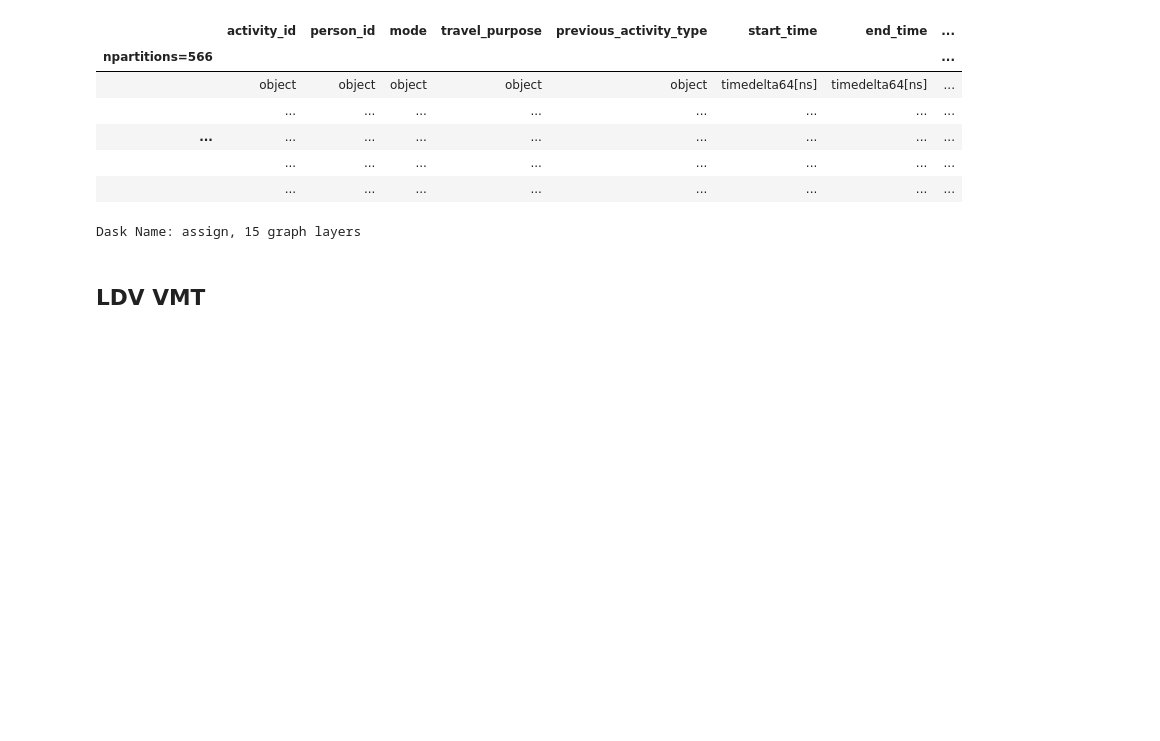
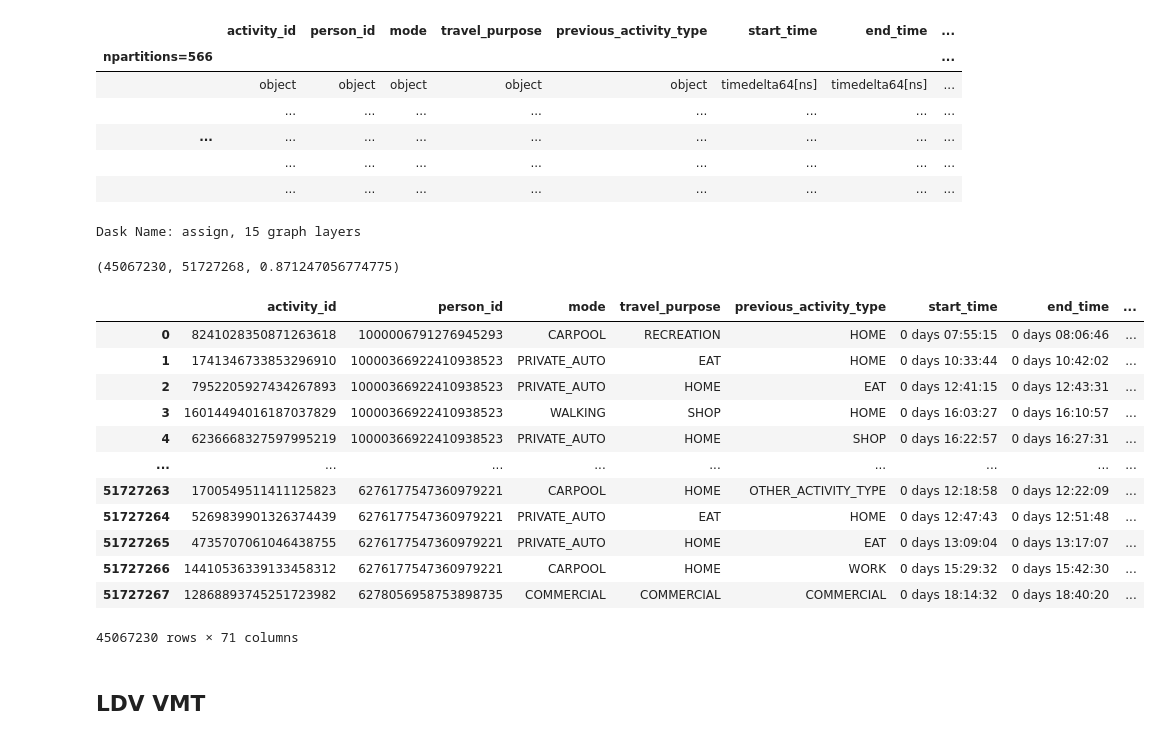
Before and after one commit to rmi-mobility-data-science/replicaEVSE, a Jupyter notebook: notebooks/replica_vmt.ipynb, the cells around one changed output. Cells and saved outputs as stored; diff of their text form; code cells hidden in the pictures; blank space fills up the shorter version.

```diff
--- a/notebooks/replica_vmt.ipynb
+++ b/notebooks/replica_vmt.ipynb
@@ -48,6 +64,30 @@ Dask DataFrame Structure:
 |  | ... | ... | ... | ... | ... | ... | ... | ... |
 |  | ... | ... | ... | ... | ... | ... | ... | ... |
 Dask Name: assign, 15 graph layers
+# %%
+new = sim.calculate_stop_duration(cdf.compute())
+# %%
+long = new.loc[new['stop_duration'] > pd.Timedelta('10 min')]
+# %%
+len(long), len(new), len(long)/len(new)
+# %% [output]
+(45067230, 51727268, 0.871247056774775)
+# %%
+long
+# %% [output]
+|  | activity_id | person_id | mode | travel_purpose | previous_activity_type | start_time | end_time | ... |
+| 0 | 8241028350871263618 | 1000006791276945293 | CARPOOL | RECREATION | HOME | 0 days 07:55:15 | 0 days 08:06:46 | ... |
+| 1 | 1741346733853296910 | 10000366922410938523 | PRIVATE_AUTO | EAT | HOME | 0 days 10:33:44 | 0 days 10:42:02 | ... |
+| 2 | 7952205927434267893 | 10000366922410938523 | PRIVATE_AUTO | HOME | EAT | 0 days 12:41:15 | 0 days 12:43:31 | ... |
+| 3 | 16014494016187037829 | 10000366922410938523 | WALKING | SHOP | HOME | 0 days 16:03:27 | 0 days 16:10:57 | ... |
+| 4 | 6236668327597995219 | 10000366922410938523 | PRIVATE_AUTO | HOME | SHOP | 0 days 16:22:57 | 0 days 16:27:31 | ... |
+| ... | ... | ... | ... | ... | ... | ... | ... | ... |
+| 51727263 | 1700549511411125823 | 6276177547360979221 | CARPOOL | HOME | OTHER_ACTIVITY_TYPE | 0 days 12:18:58 | 0 days 12:22:09 | ... |
+| 51727264 | 5269839901326374439 | 6276177547360979221 | PRIVATE_AUTO | EAT | HOME | 0 days 12:47:43 | 0 days 12:51:48 | ... |
+| 51727265 | 4735707061046438755 | 6276177547360979221 | PRIVATE_AUTO | HOME | EAT | 0 days 13:09:04 | 0 days 13:17:07 | ... |
+| 51727266 | 14410536339133458312 | 6276177547360979221 | CARPOOL | HOME | WORK | 0 days 15:29:32 | 0 days 15:42:30 | ... |
+| 51727267 | 12868893745251723982 | 6278056958753898735 | COMMERCIAL | COMMERCIAL | COMMERCIAL | 0 days 18:14:32 | 0 days 18:40:20 | ... |
+45067230 rows × 71 columns
 # %% [markdown]
 ## LDV VMT
 # %%
```
Also changed, not shown: parts of 5 cells of this notebook, 2 other files.
